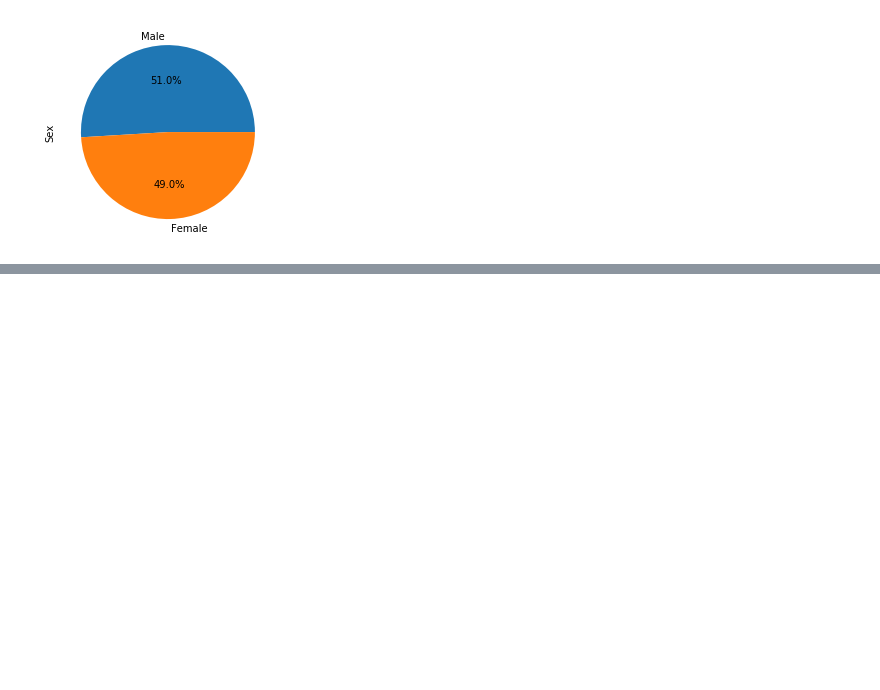
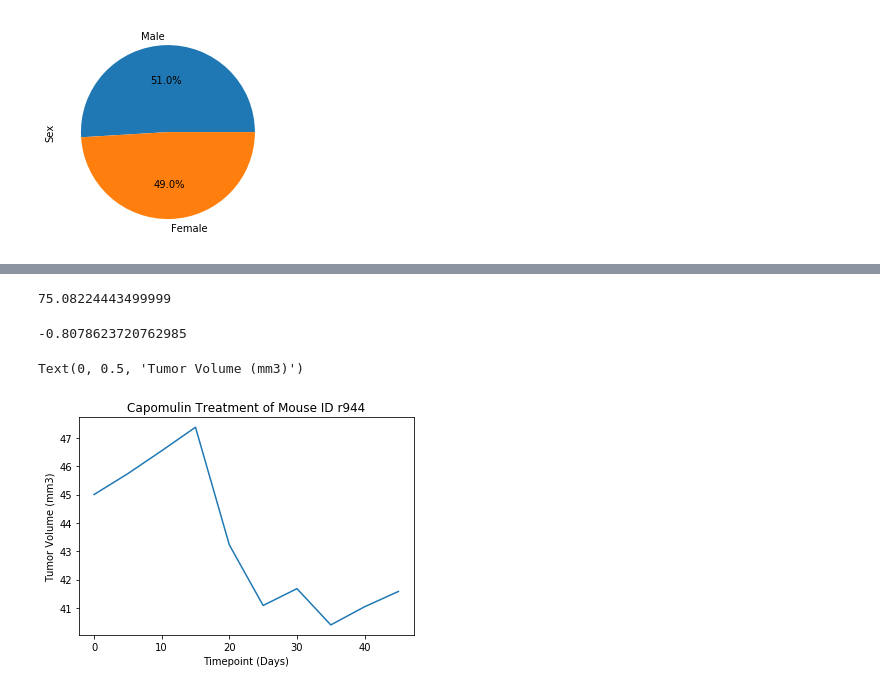
Before and after one commit to kitty-cat-catania/matplotlib-challenge, a Jupyter notebook: main.py.ipynb, the cells around one changed output, grey strips where cells are left out. Cells and saved outputs as stored; diff of their text form; code cells hidden in the pictures; blank space fills up the shorter version.

```diff
--- a/main.py.ipynb
+++ b/main.py.ipynb
@@ -291,0 +309,4 @@ Text(0, 0.5, 'Sex')
+# %%
+#get tumor volume at timepoint = 45; store in new column in data_df2; if not the last measure,
+# 'Last Tum' is equal to NaN
+data_df2["Last Tum"] = (data_df2.loc[data_df2["Timepoint"] == 45,["Tumor Volume (mm3)"]])
@@ -291,0 +449,16 @@ Text(0, 0.5, 'Sex')
+# %%
+print(upBound[2])
+# %% [output]
+75.08224443499999
+# %%
+# Calculate the correlation coefficient and linear regression model
+# for mouse weight and average tumor volume for the Capomulin regimen
+
+cap_id = 'r944'
+tryplz = data_df2.loc[(data_df2["Mouse ID"]== cap_id),:]
+time = tryplz.iloc[:,5]
+volume = tryplz.iloc[:,6]
+r = (st.pearsonr(time,volume))[0]
+print(r)
+# %% [output]
+-0.8078623720762985
@@ -291,0 +469,8 @@ Text(0, 0.5, 'Sex')
+# %%
+plt.plot(time,volume)
+plt.title("Capomulin Treatment of Mouse ID " + cap_id)
+plt.xlabel("Timepoint (Days)")
+plt.ylabel("Tumor Volume (mm3)")
+# %% [output]
+Text(0, 0.5, 'Tumor Volume (mm3)')
+[figure, added]
```
Also changed, not shown: parts of 35 cells of this notebook.
